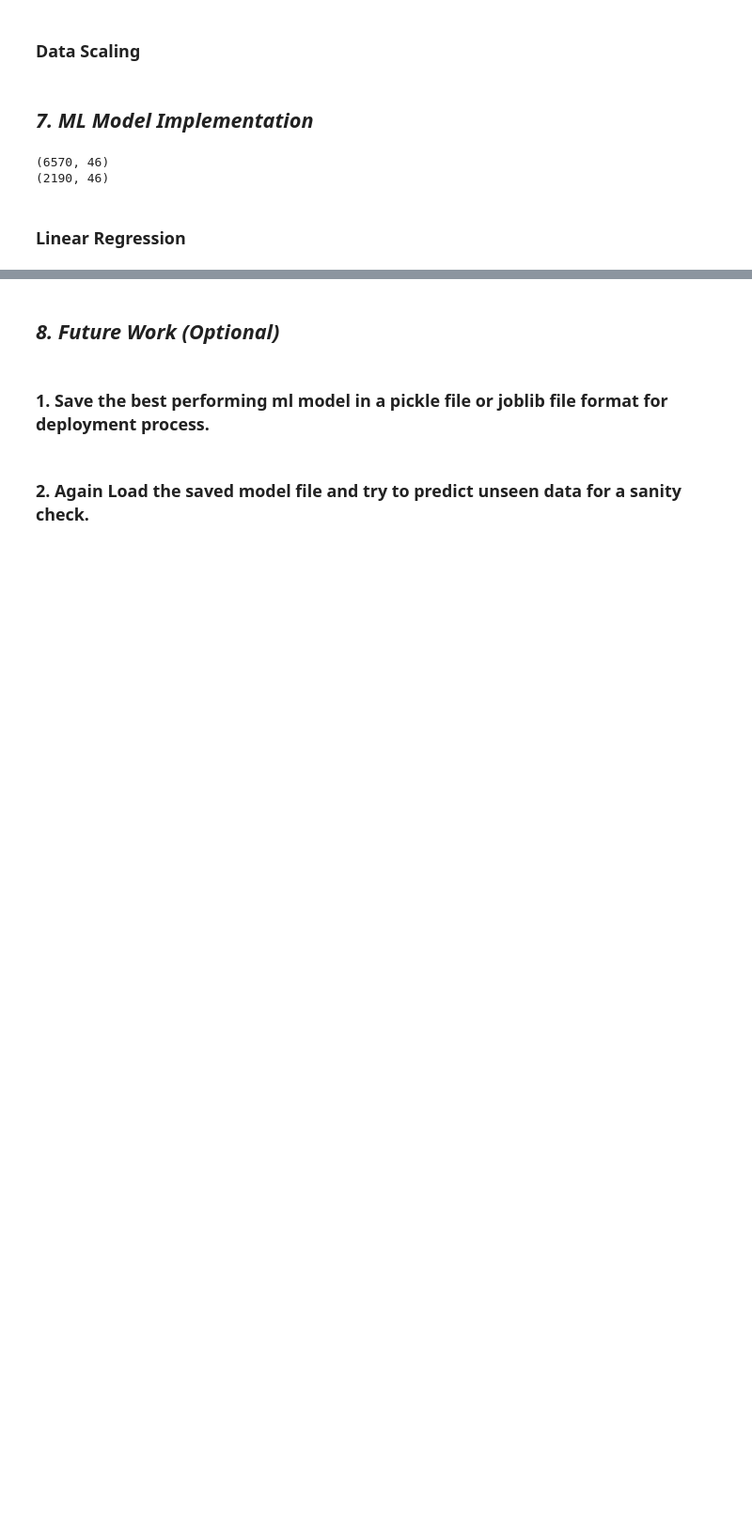
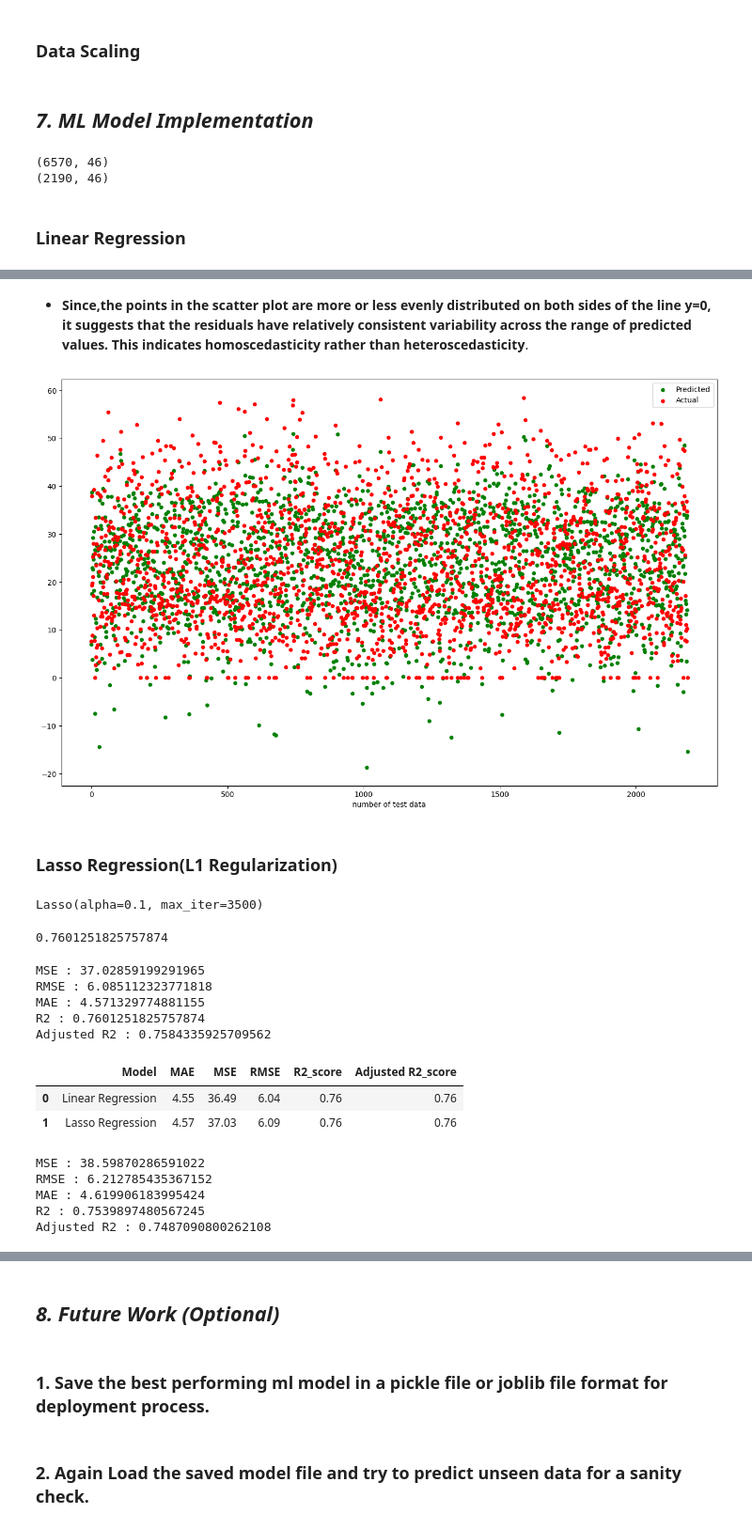
Before and after one commit to shubham19nijwala/Bike_Sharing_Demand_Prediction-Regression, a Jupyter notebook: Bike_Sharing_Demand_Prediction.ipynb, the cells around one changed output, grey strips where cells are left out. Shown at 94% size. Saved outputs shown, nothing was run; the diff lists cells and outputs as text; code cells hidden in the pictures; blank space fills up the shorter version.

```diff
--- a/Bike_Sharing_Demand_Prediction.ipynb
+++ b/Bike_Sharing_Demand_Prediction.ipynb
@@ -833,0 +952,23 @@ print(X_test.shape)
+# %% [markdown]
+* **Since,the  points in the scatter plot are more or less evenly distributed on both sides of the line y=0, it suggests that the residuals have relatively consistent variability across the range of predicted values. This indicates homoscedasticity rather than heteroscedasticity**.
+# %%
+plt.figure(figsize=(16,10))
+plt.scatter(range(len(y_pred_test)),y_pred_test,s=20,c='green',label='Predicted')
+plt.scatter(range(len(y_test)), y_test, s=20, c='red', label='Actual')
+plt.legend()
+plt.xlabel('number of test data')
+plt.show()
+# %% [output]
+[figure, added]
+# %% [markdown]
+### **Lasso Regression(L1 Regularization)**
+# %%
+lasso = Lasso(alpha=0.1,max_iter=3500)
+lasso.fit(X_train,y_train)
+# %% [output]
+Lasso(alpha=0.1, max_iter=3500)
+# %%
+#check the score
+lasso.score(X_train,y_train)
+# %% [output]
+0.7601251825757874
@@ -833,0 +979,55 @@ print(X_test.shape)
+# %%
+# Calculate: Traing Set
+# 1. mean_squared_error
+mse_lasso= mean_squared_error(y_train,y_pred_train_lasso)
+print('MSE :' , mse_lasso)
+#2. Root_mean_squared_error
+rmse_lasso=np.sqrt(mse_lasso)
+print('RMSE :' , rmse_lasso)
+#3. mean_absolute_error
+mae_lasso=mean_absolute_error(y_train,y_pred_train_lasso)
+print('MAE :' ,mae_lasso)
+#4. coefficient of determination(r2_score)
+r2_lasso=r2_score(y_train,y_pred_train_lasso)
+print('R2 :' ,r2_lasso)
+#5. adjusted  coefficient of determination
+adjusted_r2_lasso=(1-(1-r2_score(y_train,y_pred_train_lasso))*((X_train.shape[0]-1)/(X_train.shape[0]-X_train.shape[1]-1)))
+print('Adjusted R2 :' ,adjusted_r2_lasso)
+# %% [output]
+MSE : 37.02859199291965
+RMSE : 6.085112323771818
+MAE : 4.571329774881155
+R2 : 0.7601251825757874
+Adjusted R2 : 0.7584335925709562
+# %%
+#Storing
+lasso_dict={'Model':'Lasso Regression','MAE':round(mae_lasso,2),'MSE':round(mse_lasso,2),'RMSE':round(rmse_lasso,2),'R2_score':round(r2_lasso,2),'Adjusted R2_score':round(adjusted_r2_lasso,2)}
+training_df=training_df.append(lasso_dict,ignore_index=True)
+training_df
+# %% [output]
+|  | Model | MAE | MSE | RMSE | R2_score | Adjusted R2_score |
+| 0 | Linear Regression | 4.55 | 36.49 | 6.04 | 0.76 | 0.76 |
+| 1 | Lasso Regression | 4.57 | 37.03 | 6.09 | 0.76 | 0.76 |
+# %%
+# Calculate: Test  Set
+# 1. mean_squared_error
+mse_lasso= mean_squared_error(y_test,y_pred_test_lasso)
+print('MSE :' , mse_lasso)
+#2. Root_mean_squared_error
+rmse_lasso=np.sqrt(mse_lasso)
+print('RMSE :' , rmse_lasso)
+#3. mean_absolute_error
+mae_lasso=mean_absolute_error(y_test,y_pred_test_lasso)
+print('MAE :' ,mae_lasso)
+#4. coefficient of determination(r2_score)
+r2_lasso=r2_score(y_test,y_pred_test_lasso)
+print('R2 :' ,r2_lasso)
+#5. adjusted  coefficient of determination
+adjusted_r2_lasso=(1-(1-r2_score(y_test,y_pred_test_lasso))*((X_test.shape[0]-1)/(X_test.shape[0]-X_test.shape[1]-1)))
+print('Adjusted R2 :' ,adjusted_r2_lasso)
+# %% [output]
+MSE : 38.59870286591022
+RMSE : 6.212785435367152
+MAE : 4.619906183995424
+R2 : 0.7539897480567245
+Adjusted R2 : 0.7487090800262108
```
Also changed, not shown: parts of 17 cells of this notebook.
